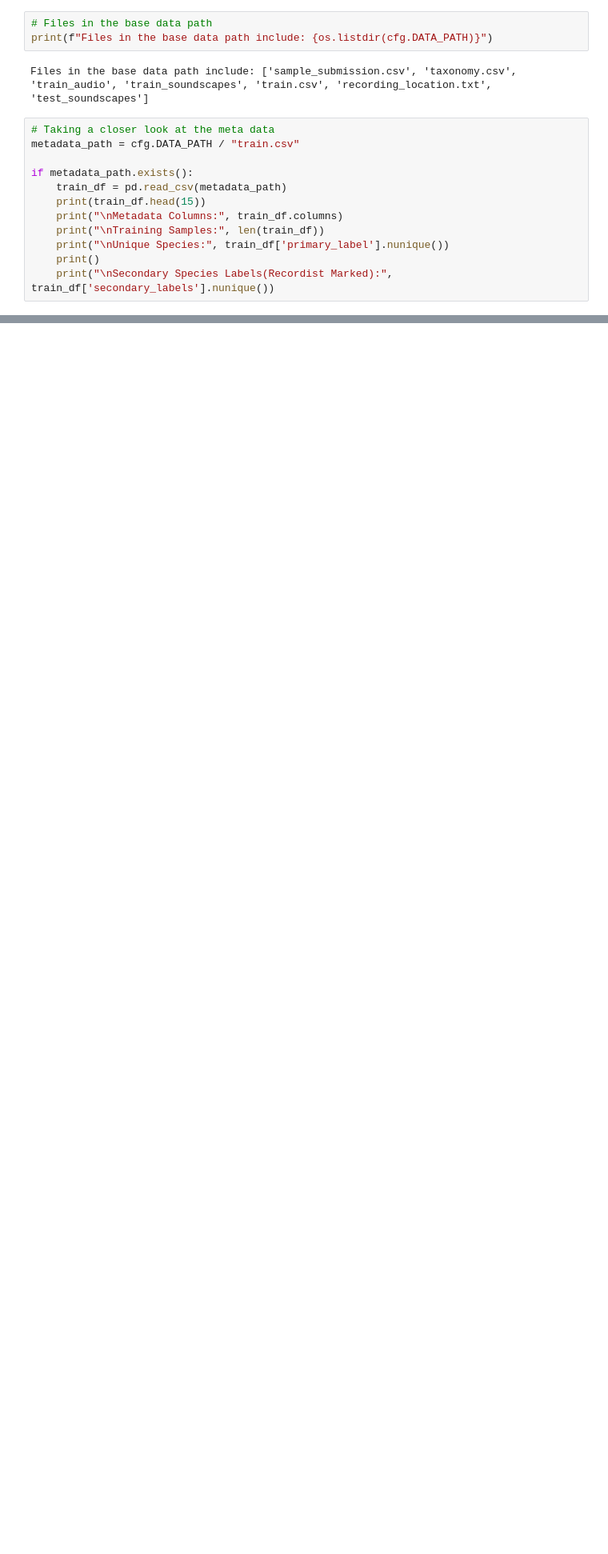
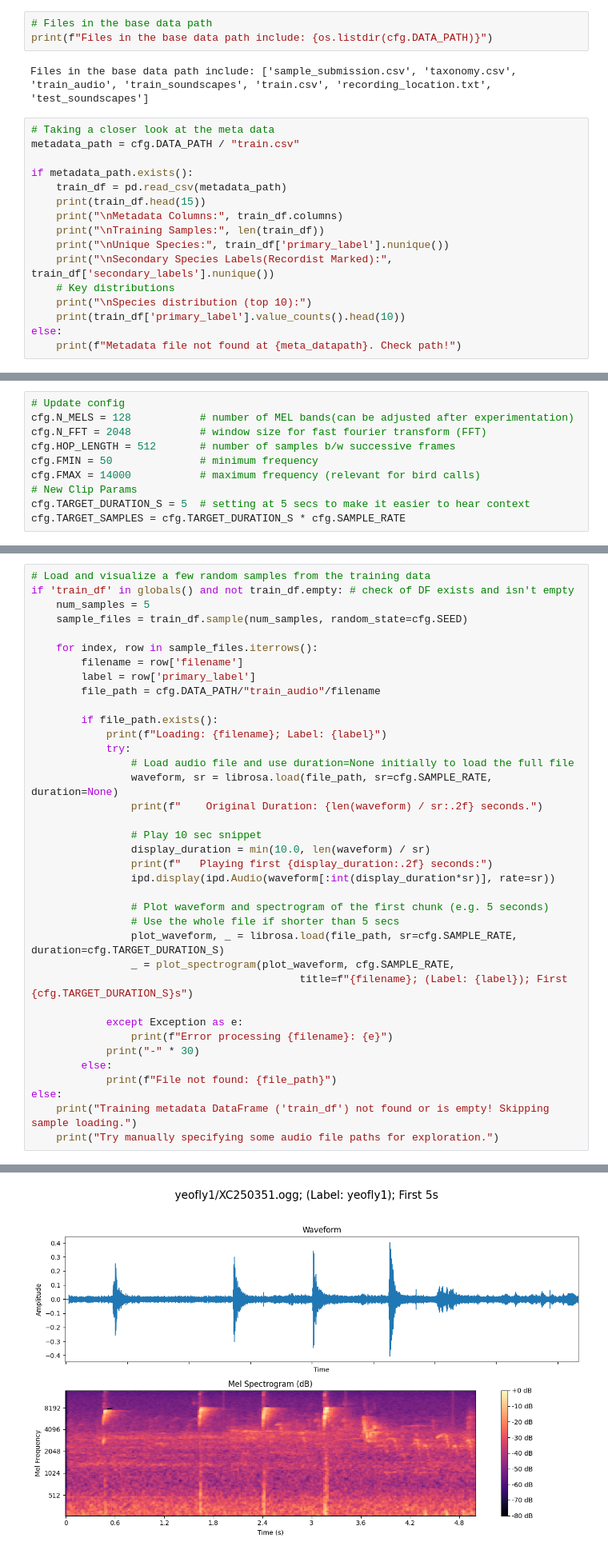
Before and after one commit to bachaudhry/kaggle_birdCLEF_25, a Jupyter notebook: 01-exploration-baseline.ipynb, the cells around one changed output, grey strips where cells are left out. Shown at 80% size. Drawn from its saved outputs; the diff is of its cells as text; blank space fills up the shorter version.

Commit message:
Kaggle Notebook | BirdCLEF+ '25 | 01-Exploration+Baseline | Version 2

```diff
--- a/01-exploration-baseline.ipynb
+++ b/01-exploration-baseline.ipynb
@@ -70,8 +81,12 @@ if metadata_path.exists():
     print("\nMetadata Columns:", train_df.columns)
     print("\nTraining Samples:", len(train_df))
     print("\nUnique Species:", train_df['primary_label'].nunique())
-    print()
     print("\nSecondary Species Labels(Recordist Marked):", train_df['secondary_labels'].nunique())
+    # Key distributions
+    print("\nSpecies distribution (top 10):")
+    print(train_df['primary_label'].value_counts().head(10))
+else:
+    print(f"Metadata file not found at {meta_datapath}. Check path!")
 # %% [output]
    primary_label              secondary_labels                    type  \
 0        1139490                          ['']                    ['']
@@ -92,0 +157,10 @@ Secondary Species Labels(Recordist Marked): 745
+# %%
+# Update config
+cfg.N_MELS = 128           # number of MEL bands(can be adjusted after experimentation)
+cfg.N_FFT = 2048           # window size for fast fourier transform (FFT)
+cfg.HOP_LENGTH = 512       # number of samples b/w successive frames
+cfg.FMIN = 50              # minimum frequency
+cfg.FMAX = 14000           # maximum frequency (relevant for bird calls)
+# New Clip Params
+cfg.TARGET_DURATION_S = 5  # setting at 5 secs to make it easier to hear context
+cfg.TARGET_SAMPLES = cfg.TARGET_DURATION_S * cfg.SAMPLE_RATE
@@ -92,0 +204,38 @@ Secondary Species Labels(Recordist Marked): 745
+# %%
+# Load and visualize a few random samples from the training data
+if 'train_df' in globals() and not train_df.empty: # check of DF exists and isn't empty
+    num_samples = 5
+    sample_files = train_df.sample(num_samples, random_state=cfg.SEED)
+
+    for index, row in sample_files.iterrows():
+        filename = row['filename']
+        label = row['primary_label']
+        file_path = cfg.DATA_PATH/"train_audio"/filename
+
+        if file_path.exists():
+            print(f"Loading: {filename}; Label: {label}")
+            try:
+                # Load audio file and use duration=None initially to load the full file
+                waveform, sr = librosa.load(file_path, sr=cfg.SAMPLE_RATE, duration=None)
+                print(f"    Original Duration: {len(waveform) / sr:.2f} seconds.")
+
+                # Play 10 sec snippet
+                display_duration = min(10.0, len(waveform) / sr)
+                print(f"   Playing first {display_duration:.2f} seconds:")
+                ipd.display(ipd.Audio(waveform[:int(display_duration*sr)], rate=sr))
+
+                # Plot waveform and spectrogram of the first chunk (e.g. 5 seconds)
+                # Use the whole file if shorter than 5 secs
+                plot_waveform, _ = librosa.load(file_path, sr=cfg.SAMPLE_RATE, duration=cfg.TARGET_DURATION_S)
+                _ = plot_spectrogram(plot_waveform, cfg.SAMPLE_RATE,
+                                           title=f"{filename}; (Label: {label}); First {cfg.TARGET_DURATION_S}s")
+
+            except Exception as e:
+                print(f"Error processing {filename}: {e}")
+            print("-" * 30)
+        else:
+            print(f"File not found: {file_path}")
+else:
+    print("Training metadata DataFrame ('train_df') not found or is empty! Skipping sample loading.")
+    print("Try manually specifying some audio file paths for exploration.")
+# %% [output]
@@ -92,0 +246 @@ Secondary Species Labels(Recordist Marked): 745
+[figure, added]
```
Also changed, not shown: parts of 14 cells of this notebook.
